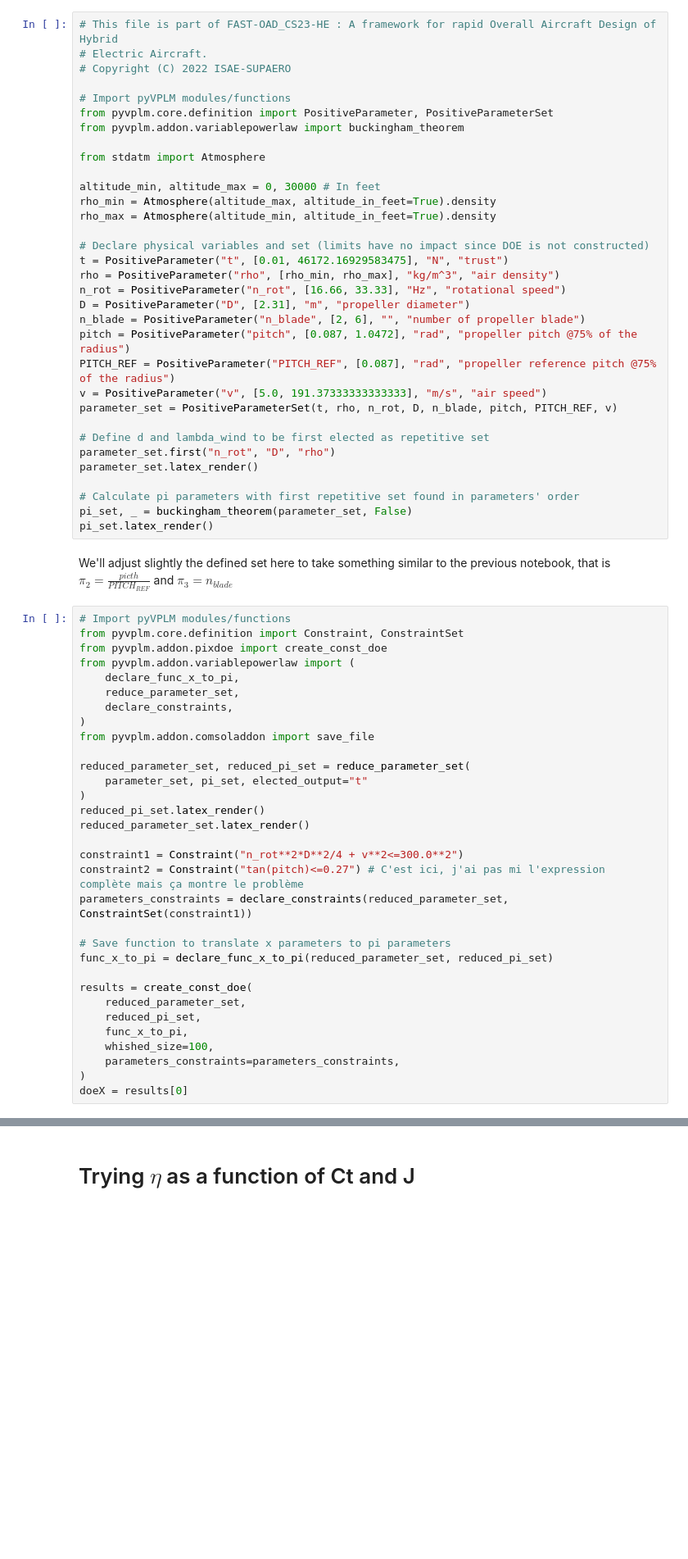
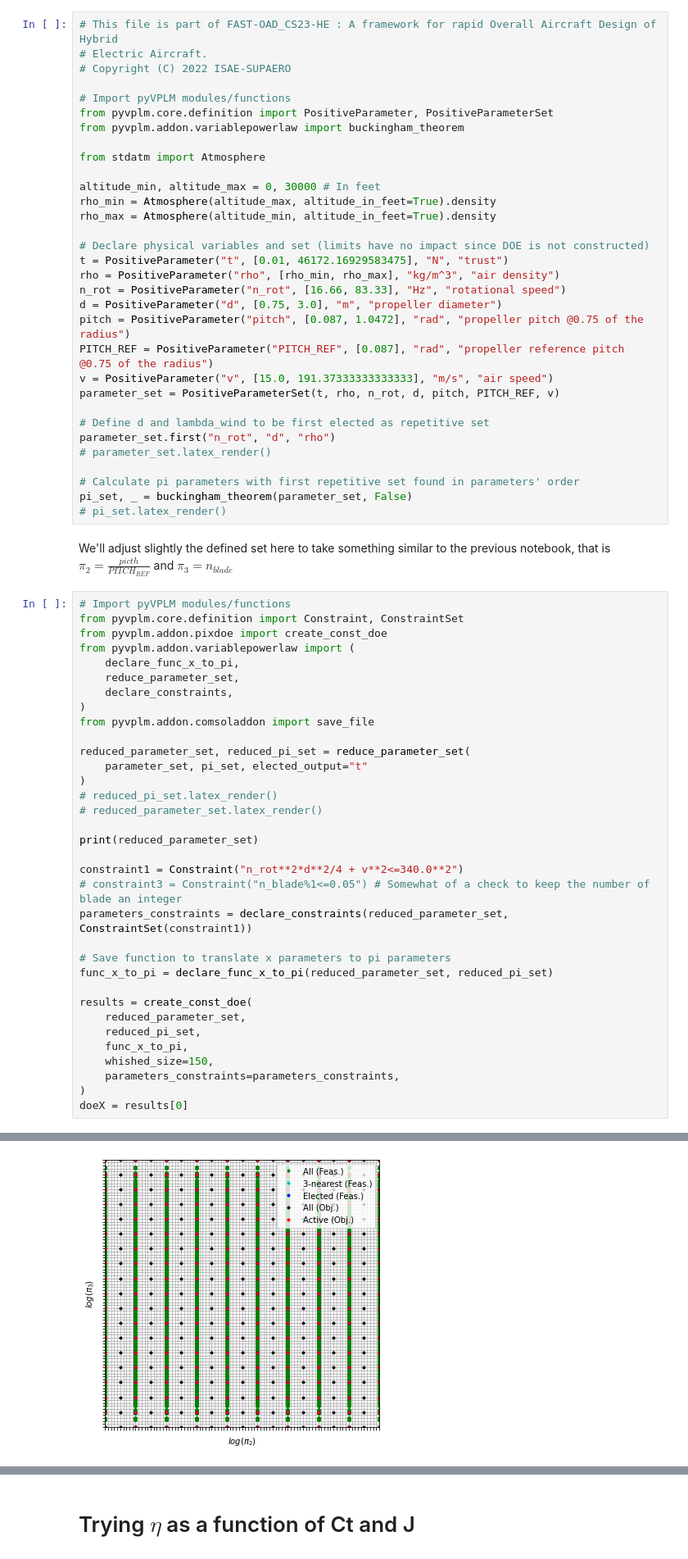
Before and after one commit to florentLutz/FAST-OAD-CS23-HE, a Jupyter notebook: src/fastga_he/models/propulsion/components/propulsor/propeller/unit_tests/d_var_prop_vplm.ipynb, the cells around one changed output, grey strips where cells are left out. Shown at 82% size. Saved outputs shown, nothing was run; the diff lists cells and outputs as text; blank space fills up the shorter version.

```diff
--- a/src/fastga_he/models/propulsion/components/propulsor/propeller/unit_tests/d_var_prop_vplm.ipynb
+++ b/src/fastga_he/models/propulsion/components/propulsor/propeller/unit_tests/d_var_prop_vplm.ipynb
@@ -20,21 +20,20 @@ rho_max = Atmosphere(altitude_min, altitude_in_feet=True).density
 # Declare physical variables and set (limits have no impact since DOE is not constructed)
 t = PositiveParameter("t", [0.01, 46172.16929583475], "N", "trust")
 rho = PositiveParameter("rho", [rho_min, rho_max], "kg/m^3", "air density")
-n_rot = PositiveParameter("n_rot", [16.66, 33.33], "Hz", "rotational speed")
-D = PositiveParameter("D", [2.31], "m", "propeller diameter")
-n_blade = PositiveParameter("n_blade", [2, 6], "", "number of propeller blade")
-pitch = PositiveParameter("pitch", [0.087, 1.0472], "rad", "propeller pitch @75% of the radius")
-PITCH_REF = PositiveParameter("PITCH_REF", [0.087], "rad", "propeller reference pitch @75% of the radius")
-v = PositiveParameter("v", [5.0, 191.37333333333333], "m/s", "air speed")
-parameter_set = PositiveParameterSet(t, rho, n_rot, D, n_blade, pitch, PITCH_REF, v)
+n_rot = PositiveParameter("n_rot", [16.66, 83.33], "Hz", "rotational speed")
+d = PositiveParameter("d", [0.75, 3.0], "m", "propeller diameter")
+pitch = PositiveParameter("pitch", [0.087, 1.0472], "rad", "propeller pitch @0.75 of the radius")
+PITCH_REF = PositiveParameter("PITCH_REF", [0.087], "rad", "propeller reference pitch @0.75 of the radius")
+v = PositiveParameter("v", [15.0, 191.37333333333333], "m/s", "air speed")
+parameter_set = PositiveParameterSet(t, rho, n_rot, d, pitch, PITCH_REF, v)
 
 # Define d and lambda_wind to be first elected as repetitive set
-parameter_set.first("n_rot", "D", "rho")
-parameter_set.latex_render()
+parameter_set.first("n_rot", "d", "rho")
+# parameter_set.latex_render()
 
 # Calculate pi parameters with first repetitive set found in parameters' order
 pi_set, _ = buckingham_theorem(parameter_set, False)
-pi_set.latex_render()
+# pi_set.latex_render()
 # %% [markdown]
 We'll adjust slightly the defined set here to take something similar to the previous notebook, that is $\pi_2 = \frac{picth}{PITCH_{REF}}$ and $\pi_3 = n_{blade}$
 # %%
@@ -51,11 +50,13 @@ from pyvplm.addon.comsoladdon import save_file
 reduced_parameter_set, reduced_pi_set = reduce_parameter_set(
     parameter_set, pi_set, elected_output="t"
 )
-reduced_pi_set.latex_render()
-reduced_parameter_set.latex_render()
+# reduced_pi_set.latex_render()
+# reduced_parameter_set.latex_render()
 
-constraint1 = Constraint("n_rot**2*D**2/4 + v**2<=300.0**2")
-constraint2 = Constraint("tan(pitch)<=0.27") # C'est ici, j'ai pas mi l'expression complète mais ça montre le problème
+print(reduced_parameter_set)
+
+constraint1 = Constraint("n_rot**2*d**2/4 + v**2<=340.0**2")
+# constraint3 = Constraint("n_blade%1<=0.05") # Somewhat of a check to keep the number of blade an integer
 parameters_constraints = declare_constraints(reduced_parameter_set, ConstraintSet(constraint1))
 
 # Save function to translate x parameters to pi parameters
@@ -65,7 +66,8 @@ results = create_const_doe(
     reduced_parameter_set,
     reduced_pi_set,
     func_x_to_pi,
-    whished_size=100,
+    whished_size=150,
     parameters_constraints=parameters_constraints,
 )
 doeX = results[0]
+# %% [output]
@@ -71,0 +84 @@ doeX = results[0]
+[figure, added]
```
Also changed, not shown: parts of 12 cells of this notebook, 7 other files.
